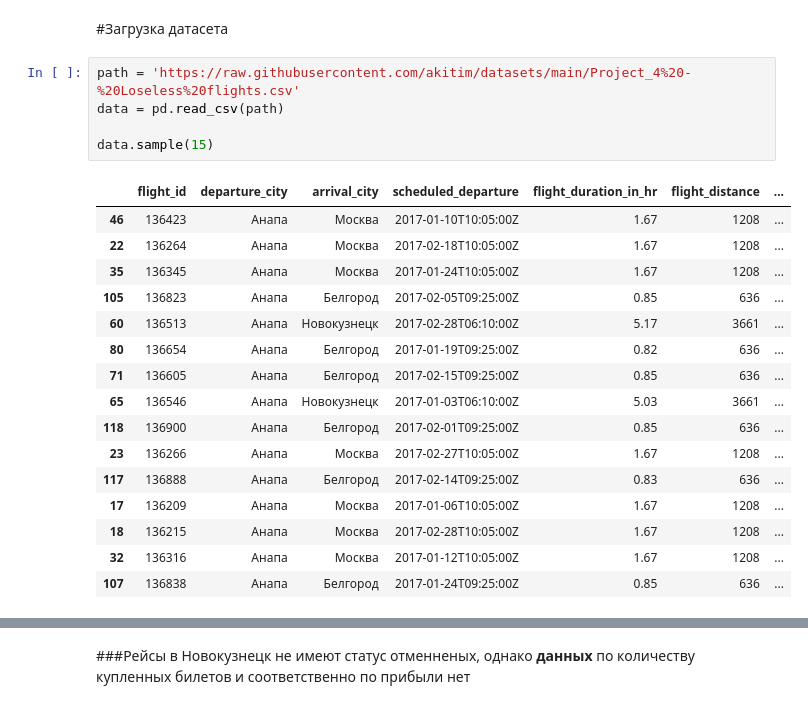
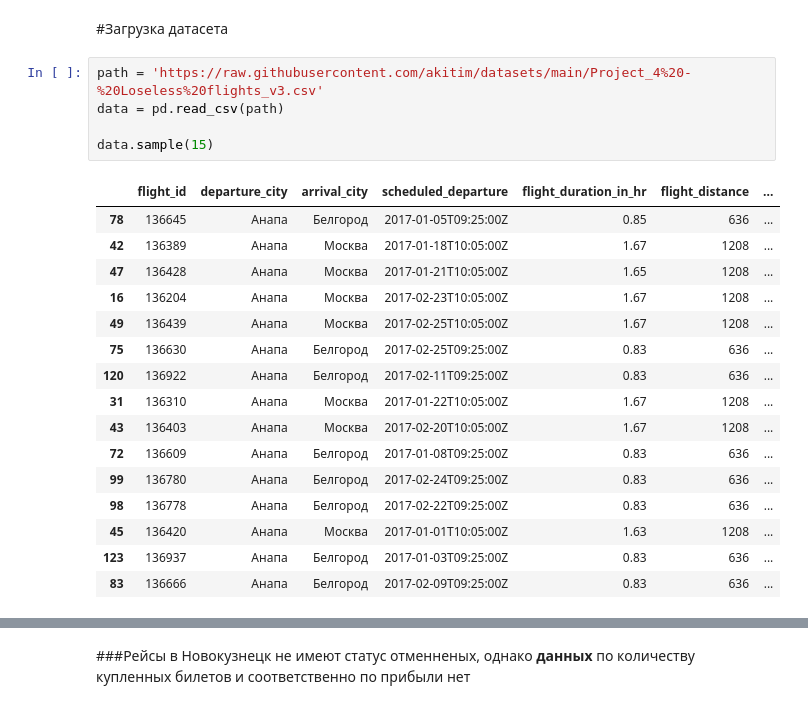
Before and after one commit to akitim/SkillFactory_projects, a Jupyter notebook: Akimkin_Timofey_Проект_4_Авиарейсы_без_потерь_EDA.ipynb, the cells around one changed output, grey strips where cells are left out. Drawn from its saved outputs; the diff is of its cells as text.

```diff
--- a/Akimkin_Timofey_Проект_4_Авиарейсы_без_потерь_EDA.ipynb
+++ b/Akimkin_Timofey_Проект_4_Авиарейсы_без_потерь_EDA.ipynb
@@ -23,24 +23,24 @@ pd.options.display.float_format = '{:.2f}'.format
 # %% [markdown]
 #Загрузка датасета
 # %%
-path = 'https://raw.githubusercontent.com/akitim/datasets/main/Project_4%20-%20Loseless%20flights.csv'
+path = 'https://raw.githubusercontent.com/akitim/datasets/main/Project_4%20-%20Loseless%20flights_v3.csv'
 data = pd.read_csv(path)
 
 data.sample(15)
 # %% [output]
 |  | flight_id | departure_city | arrival_city | scheduled_departure | flight_duration_in_hr | flight_distance | ... |
-| 46 | 136423 | Анапа | Москва | 2017-01-10T10:05:00Z | 1.67 | 1208 | ... |
-| 22 | 136264 | Анапа | Москва | 2017-02-18T10:05:00Z | 1.67 | 1208 | ... |
-| 35 | 136345 | Анапа | Москва | 2017-01-24T10:05:00Z | 1.67 | 1208 | ... |
-| 105 | 136823 | Анапа | Белгород | 2017-02-05T09:25:00Z | 0.85 | 636 | ... |
-| 60 | 136513 | Анапа | Новокузнецк | 2017-02-28T06:10:00Z | 5.17 | 3661 | ... |
-| 80 | 136654 | Анапа | Белгород | 2017-01-19T09:25:00Z | 0.82 | 636 | ... |
-| 71 | 136605 | Анапа | Белгород | 2017-02-15T09:25:00Z | 0.85 | 636 | ... |
-| 65 | 136546 | Анапа | Новокузнецк | 2017-01-03T06:10:00Z | 5.03 | 3661 | ... |
-| 118 | 136900 | Анапа | Белгород | 2017-02-01T09:25:00Z | 0.85 | 636 | ... |
-| 23 | 136266 | Анапа | Москва | 2017-02-27T10:05:00Z | 1.67 | 1208 | ... |
-| 117 | 136888 | Анапа | Белгород | 2017-02-14T09:25:00Z | 0.83 | 636 | ... |
-| 17 | 136209 | Анапа | Москва | 2017-01-06T10:05:00Z | 1.67 | 1208 | ... |
-| 18 | 136215 | Анапа | Москва | 2017-02-28T10:05:00Z | 1.67 | 1208 | ... |
-| 32 | 136316 | Анапа | Москва | 2017-01-12T10:05:00Z | 1.67 | 1208 | ... |
-| 107 | 136838 | Анапа | Белгород | 2017-01-24T09:25:00Z | 0.85 | 636 | ... |
+| 78 | 136645 | Анапа | Белгород | 2017-01-05T09:25:00Z | 0.85 | 636 | ... |
+| 42 | 136389 | Анапа | Москва | 2017-01-18T10:05:00Z | 1.67 | 1208 | ... |
+| 47 | 136428 | Анапа | Москва | 2017-01-21T10:05:00Z | 1.65 | 1208 | ... |
+| 16 | 136204 | Анапа | Москва | 2017-02-23T10:05:00Z | 1.67 | 1208 | ... |
+| 49 | 136439 | Анапа | Москва | 2017-02-25T10:05:00Z | 1.67 | 1208 | ... |
+| 75 | 136630 | Анапа | Белгород | 2017-02-25T09:25:00Z | 0.83 | 636 | ... |
+| 120 | 136922 | Анапа | Белгород | 2017-02-11T09:25:00Z | 0.83 | 636 | ... |
+| 31 | 136310 | Анапа | Москва | 2017-01-22T10:05:00Z | 1.67 | 1208 | ... |
+| 43 | 136403 | Анапа | Москва | 2017-02-20T10:05:00Z | 1.67 | 1208 | ... |
+| 72 | 136609 | Анапа | Белгород | 2017-01-08T09:25:00Z | 0.83 | 636 | ... |
+| 99 | 136780 | Анапа | Белгород | 2017-02-24T09:25:00Z | 0.83 | 636 | ... |
+| 98 | 136778 | Анапа | Белгород | 2017-02-22T09:25:00Z | 0.83 | 636 | ... |
+| 45 | 136420 | Анапа | Москва | 2017-01-01T10:05:00Z | 1.63 | 1208 | ... |
+| 123 | 136937 | Анапа | Белгород | 2017-01-03T09:25:00Z | 0.83 | 636 | ... |
+| 83 | 136666 | Анапа | Белгород | 2017-02-09T09:25:00Z | 0.83 | 636 | ... |
```
Also changed, not shown: parts of 8 cells of this notebook.
